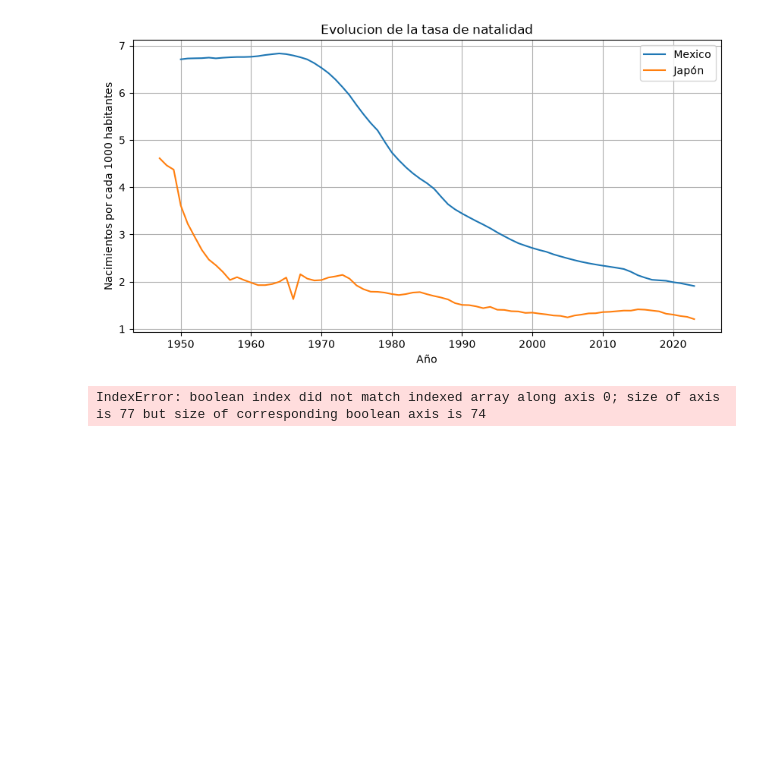
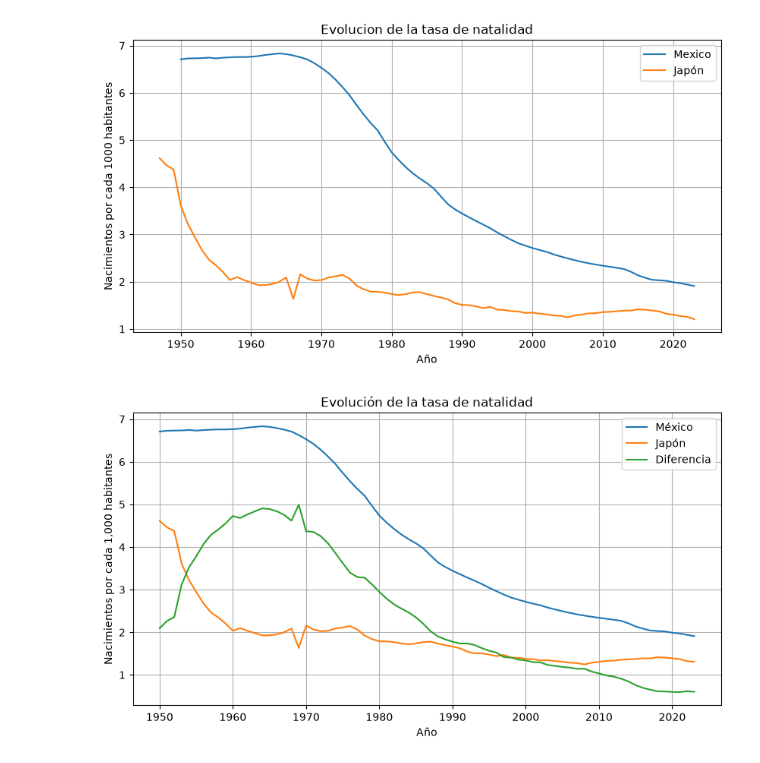
Before and after one commit to emilianoym/Big_Data, a Jupyter notebook: Trabajo1/notebooks/03_fertility_rate.ipynb, the cells around one changed output. Saved outputs shown, nothing was run; the diff lists cells and outputs as text; code cells hidden in the pictures; blank space fills up the shorter version.

```diff
--- a/Trabajo1/notebooks/03_fertility_rate.ipynb
+++ b/Trabajo1/notebooks/03_fertility_rate.ipynb
@@ -88,32 +88,45 @@ mascara_coincidiencia = anios_japon >= anios_mexico.min()
 # %%
 anios_japon = anios_japon[mascara_coincidiencia]
 # %%
-mascara_coincidencia_anios_mexico = np.isin(anios_mexico, anios_japon)
-mascara_coincidencia_anios_japon = np.isin(anios_japon, anios_mexico)
+import numpy as np
+import matplotlib.pyplot as plt
 
-anios_mexico_comunes = anios_mexico[mascara_coincidencia_anios_mexico]
-tasa_mexico_comun = tasa_mexico[mascara_coincidencia_anios_mexico]
+# Aseguramos orden ascendente (necesario para searchsorted)
+orden_mexico = np.argsort(anios_mexico)
+anios_mexico = anios_mexico[orden_mexico]
+tasa_mexico = tasa_mexico[orden_mexico]
 
-anios_japon_comunes = anios_japon[mascara_coincidencia_anios_japon]
-tasa_japon_comun = tasa_japon[mascara_coincidencia_anios_japon]
+orden_japon = np.argsort(anios_japon)
+anios_japon = anios_japon[orden_japon]
+tasa_japon = tasa_japon[orden_japon]
+
+# Años comunes, ya ordenados
+anios_comunes = np.intersect1d(anios_mexico, anios_japon)
+
+# Índices exactos de cada año común en cada array original
+idx_mexico = np.searchsorted(anios_mexico, anios_comunes)
+idx_japon = np.searchsorted(anios_japon, anios_comunes)
+
+tasa_mexico_comun = tasa_mexico[idx_mexico]
+tasa_japon_comun = tasa_japon[idx_japon]
 
 diferencia_mx_jp = tasa_mexico_comun - tasa_japon_comun
 
 plt.figure(figsize=(10, 5))
 
-plt.plot(anios_mexico_comunes, tasa_mexico_comun, label="México")
-plt.plot(anios_japon_comunes, tasa_japon_comun, label="Japón")
-plt.plot(anios_mexico_comunes, diferencia_mx_jp, label="Diferencia")
+plt.plot(anios_comunes, tasa_mexico_comun, label="México")
+plt.plot(anios_comunes, tasa_japon_comun, label="Japón")
+plt.plot(anios_comunes, diferencia_mx_jp, label="Diferencia")
 
 plt.title("Evolución de la tasa de natalidad")
 plt.xlabel("Año")
 plt.ylabel("Nacimientos por cada 1,000 habitantes")
 plt.grid(True)
 plt.legend()
 
 plt.show()
 # %% [output]
-IndexError: boolean index did not match indexed array along axis 0; size of axis is 77 but size of corresponding boolean axis is 74
+[figure, added]
 # %%
 plt.figure(figsize=(10,5))
 
```
Also changed, not shown: parts of 4 cells of this notebook.
